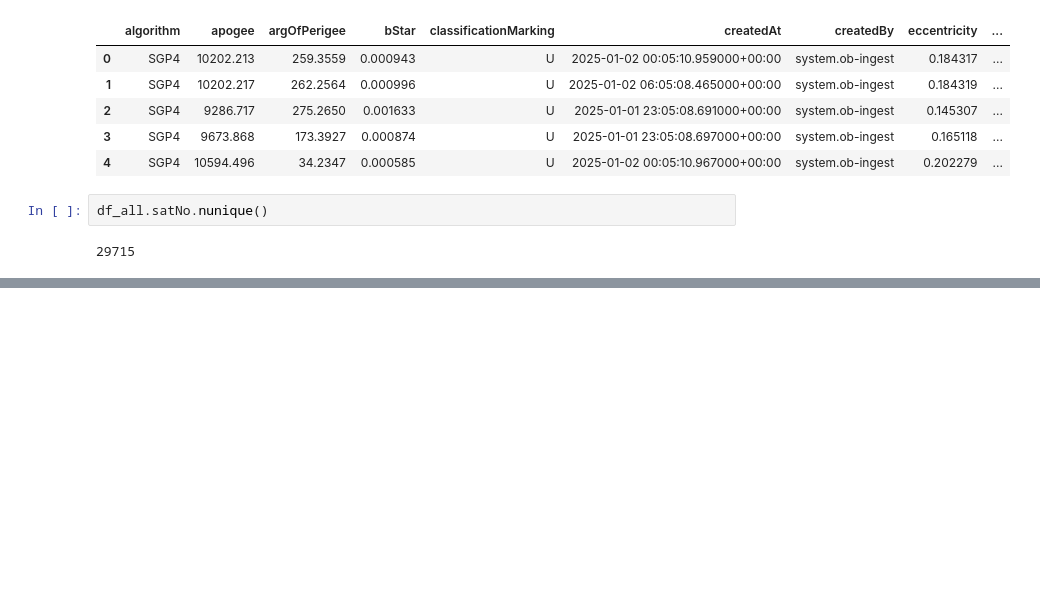
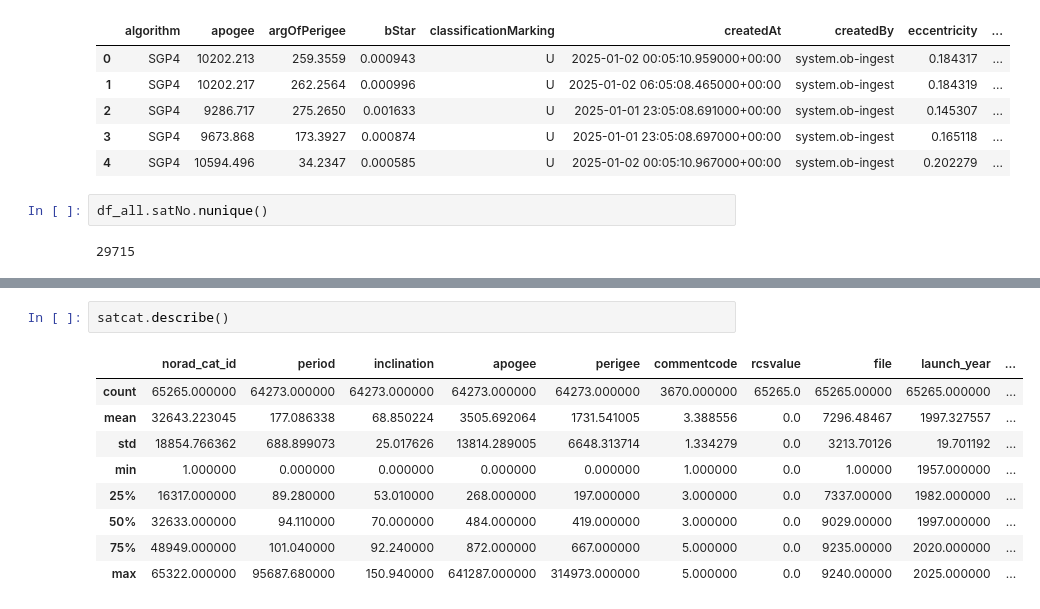
Before and after one commit to dezertdweller/Cosmic-Insights, a Jupyter notebook: notebooks/klg-eda/notebook.ipynb, the cells around one changed output, grey strips where cells are left out. Saved outputs shown, nothing was run; the diff lists cells and outputs as text; blank space fills up the shorter version.

```diff
--- a/notebooks/klg-eda/notebook.ipynb
+++ b/notebooks/klg-eda/notebook.ipynb
@@ -123,0 +265,12 @@ df_all[(df_all['satNo'] >= 80000) & (df_all['satNo'] < 90000)]
+# %%
+satcat.describe()
+# %% [output]
+|  | norad_cat_id | period | inclination | apogee | perigee | commentcode | rcsvalue | file | launch_year | ... |
+| count | 65265.000000 | 64273.000000 | 64273.000000 | 64273.000000 | 64273.000000 | 3670.000000 | 65265.0 | 65265.00000 | 65265.000000 | ... |
+| mean | 32643.223045 | 177.086338 | 68.850224 | 3505.692064 | 1731.541005 | 3.388556 | 0.0 | 7296.48467 | 1997.327557 | ... |
+| std | 18854.766362 | 688.899073 | 25.017626 | 13814.289005 | 6648.313714 | 1.334279 | 0.0 | 3213.70126 | 19.701192 | ... |
+| min | 1.000000 | 0.000000 | 0.000000 | 0.000000 | 0.000000 | 1.000000 | 0.0 | 1.00000 | 1957.000000 | ... |
+| 25% | 16317.000000 | 89.280000 | 53.010000 | 268.000000 | 197.000000 | 3.000000 | 0.0 | 7337.00000 | 1982.000000 | ... |
+| 50% | 32633.000000 | 94.110000 | 70.000000 | 484.000000 | 419.000000 | 3.000000 | 0.0 | 9029.00000 | 1997.000000 | ... |
+| 75% | 48949.000000 | 101.040000 | 92.240000 | 872.000000 | 667.000000 | 5.000000 | 0.0 | 9235.00000 | 2020.000000 | ... |
+| max | 65322.000000 | 95687.680000 | 150.940000 | 641287.000000 | 314973.000000 | 5.000000 | 0.0 | 9240.00000 | 2025.000000 | ... |
```
Also changed, not shown: parts of 42 cells of this notebook, 1 other file.
